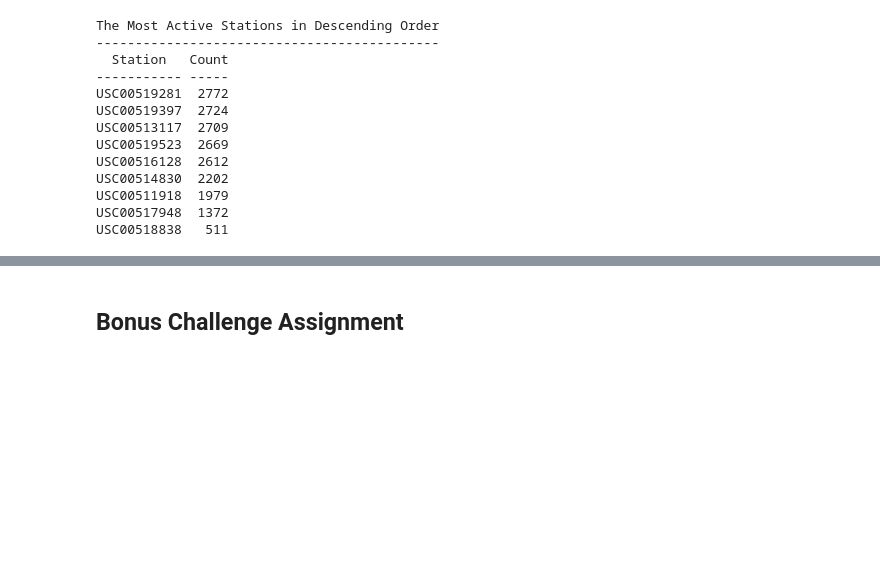
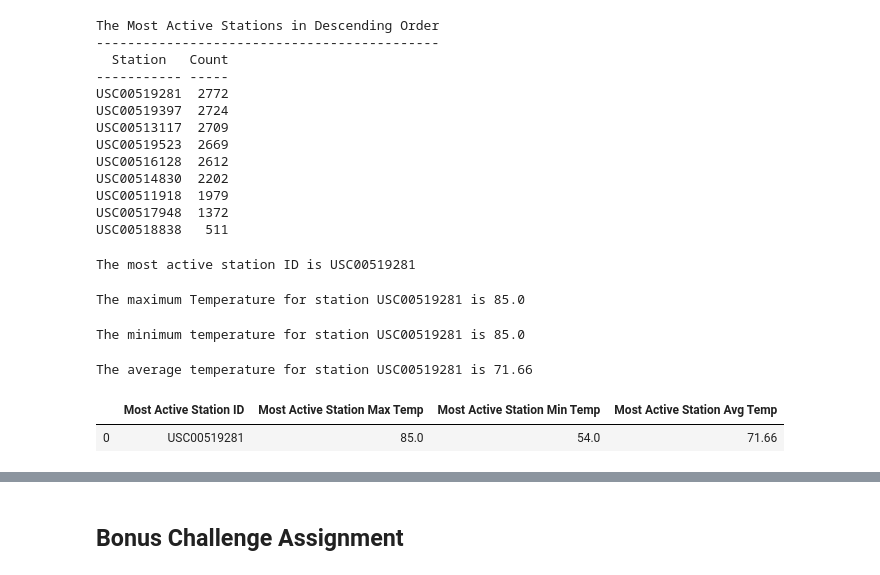
Before and after one commit to blt1339/sqlalchemy-challenge, a Jupyter notebook: climate.ipynb, the cells around one changed output, grey strips where cells are left out. Drawn from its saved outputs; the diff is of its cells as text; code cells hidden in the pictures; blank space fills up the shorter version.

Commit message:
Add logic to calculate the maximum, minimum and average temperatures per station.

```diff
--- a/climate.ipynb
+++ b/climate.ipynb
@@ -191,0 +193,41 @@ USC00518838   511
+# %%
+# Get the most active station ID
+most_active_station = session.query(Measurement.station).\
+                            group_by(Measurement.station).\
+                            order_by(func.count(Measurement.station).desc()).first()[0]
+print(f'The most active station ID is {most_active_station}')
+# %% [output]
+The most active station ID is USC00519281
+# %%
+# Calculate the maximum temperature for the most active station
+max_temp_for_most_active_station = session.query(func.max(Measurement.tobs)).\
+                            filter_by(station= most_active_station).all()[0][0]
+print(f'The maximum temperature for station {most_active_station} is {max_temp_for_most_active_station}')
+# %% [output]
+The maximum Temperature for station USC00519281 is 85.0
+# %%
+# Calculate the minimum temperature for the most active station
+min_temp_for_most_active_station = session.query(func.min(Measurement.tobs)).\
+                            filter_by(station= most_active_station).all()[0][0]
+print(f'The minimum temperature for station {most_active_station} is {max_temp_for_most_active_station}')
+# %% [output]
+The minimum temperature for station USC00519281 is 85.0
+# %%
+# Calculate the average temperature for the most active station
+avg_temp_for_most_active_station = round(session.query(func.avg(Measurement.tobs)).\
+                            filter_by(station= most_active_station).all()[0][0],2)
+print(f'The average temperature for station {most_active_station} is {avg_temp_for_most_active_station}')
+# %% [output]
+The average temperature for station USC00519281 is 71.66
+# %%
+# Place the data into a dataframe
+most_active_summary_info = {"Most Active Station ID": most_active_station,
+                                       "Most Active Station Max Temp": [max_temp_for_most_active_station],
+                                       "Most Active Station Min Temp": [min_temp_for_most_active_station],
+                                       "Most Active Station Avg Temp": [avg_temp_for_most_active_station]}
+
+most_active_station_df = pd.DataFrame(most_active_summary_info)
+most_active_station_df
+# %% [output]
+|  | Most Active Station ID | Most Active Station Max Temp | Most Active Station Min Temp | Most Active Station Avg Temp |
+| 0 | USC00519281 | 85.0 | 54.0 | 71.66 |
```
Also changed, not shown: parts of 5 cells of this notebook.
